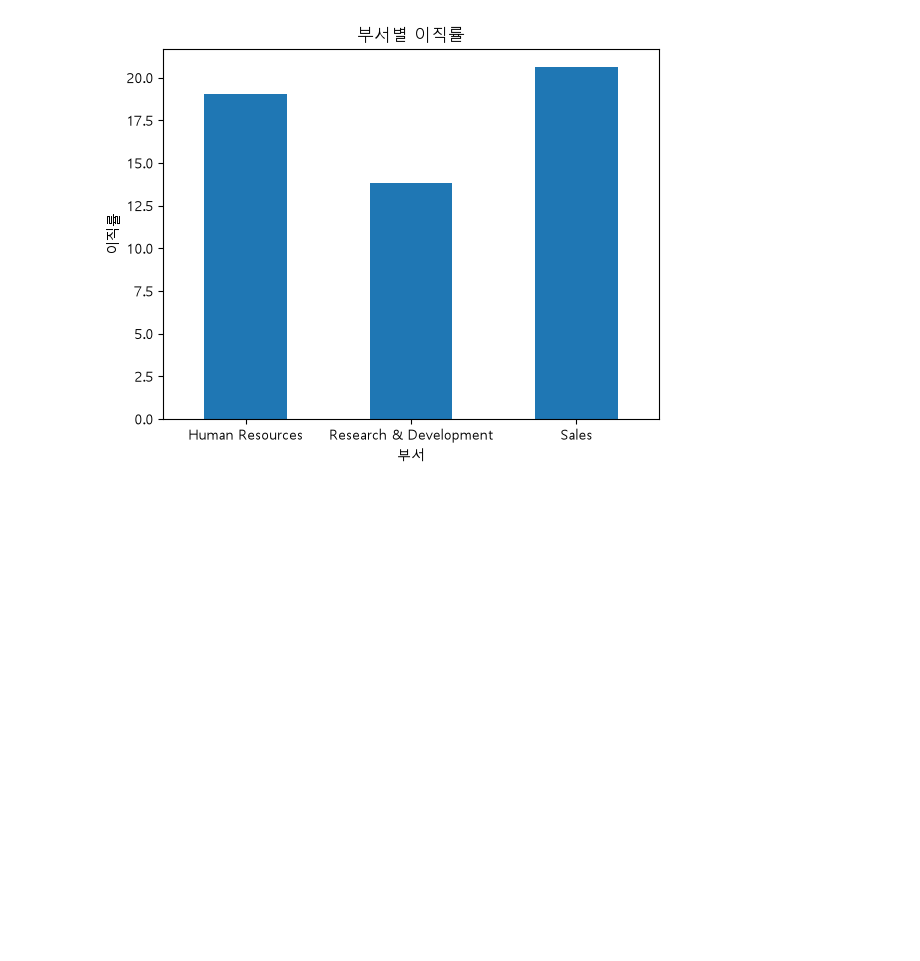
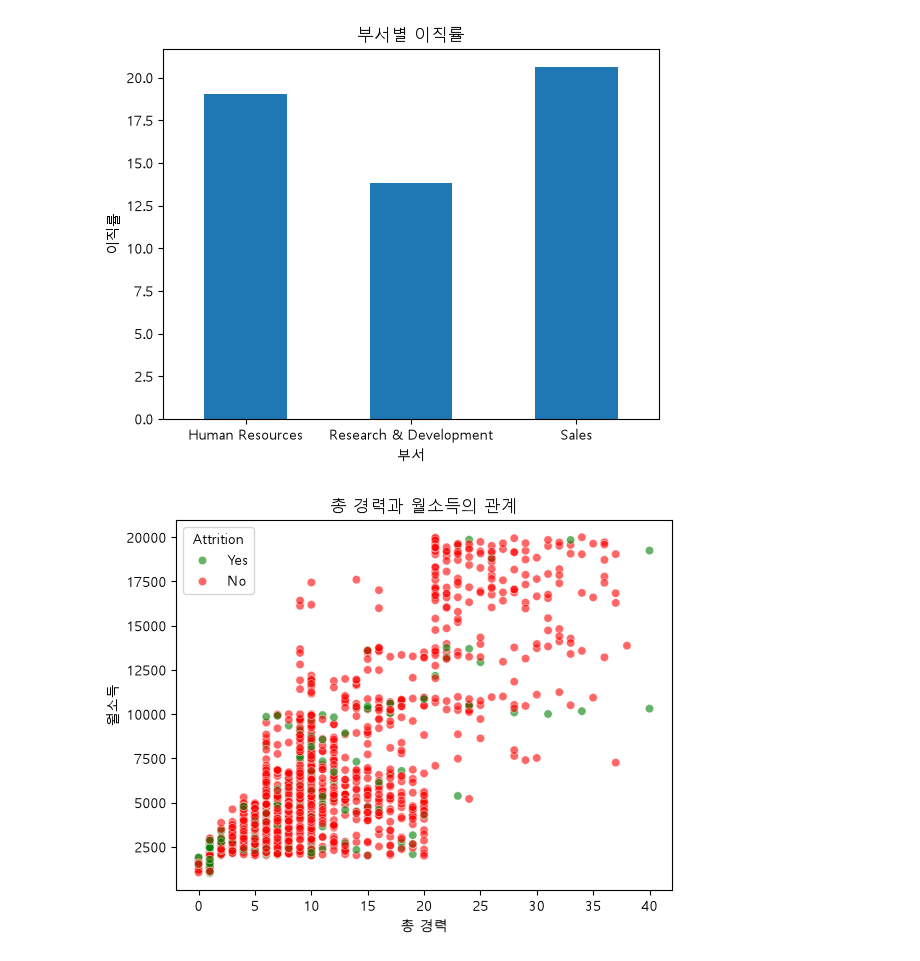
Before and after one commit to fdsa0317/kdt-data-analysis, a Jupyter notebook: 복습.ipynb, the cells around one changed output. Cells and saved outputs as stored; diff of their text form; code cells hidden in the pictures; blank space fills up the shorter version.

```diff
--- a/복습.ipynb
+++ b/복습.ipynb
@@ -226,10 +226,17 @@ plt.show()
 # %%
 # ==============================================================================
 # [실습 문제 2] 총 경력(TotalWorkingYears)과 월소득(MonthlyIncome)의 관계
 # ==============================================================================
 # 1. x축: TotalWorkingYears, y축: MonthlyIncome 산점도(Scatter plot) 그리기
 # 2. 이직 여부(Attrition)에 따라 점 색상 다르게 표현 (hue='Attrition')
 # 3. 경력과 월소득의 상관관계 및 이직자 분포 특징 서술
+sns.scatterplot(data=hr_df, x="TotalWorkingYears", y="MonthlyIncome", hue="Attrition", alpha=0.6, palette=["green", "red"])
+plt.title("총 경력과 월소득의 관계")
+plt.xlabel("총 경력")
+plt.ylabel("월소득")
+plt.show()
+# %% [output]
+[figure, added]
 # %%
 # ==============================================================================
 # [실습 문제 3] 직무 만족도 & 환경 만족도 복합 분석
```
Also changed, not shown: parts of 5 cells of this notebook.
